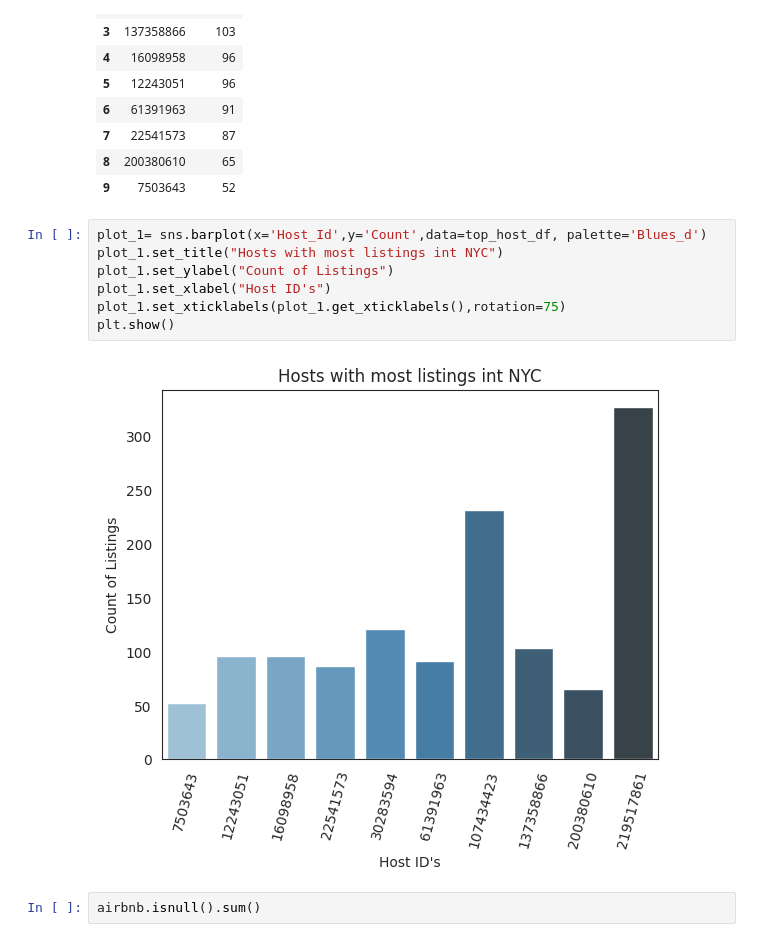
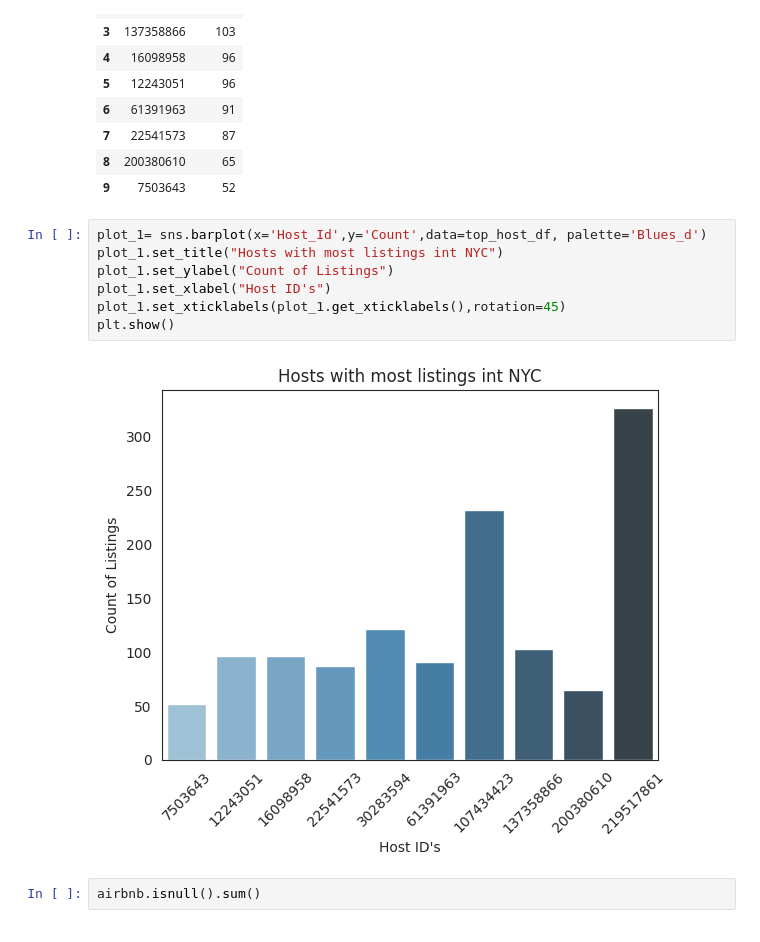
Before and after one commit to aman-singanamala/EDA-s, a Jupyter notebook: New-York-City-Airbnb-Open-Data/analysis.ipynb, the cells around one changed output. Cells and saved outputs as stored; diff of their text form.

```diff
--- a/New-York-City-Airbnb-Open-Data/analysis.ipynb
+++ b/New-York-City-Airbnb-Open-Data/analysis.ipynb
@@ -141,12 +141,12 @@ top_host_df
 # %%
 plot_1= sns.barplot(x='Host_Id',y='Count',data=top_host_df, palette='Blues_d')
 plot_1.set_title("Hosts with most listings int NYC")
 plot_1.set_ylabel("Count of Listings")
 plot_1.set_xlabel("Host ID's")
-plot_1.set_xticklabels(plot_1.get_xticklabels(),rotation=75)
+plot_1.set_xticklabels(plot_1.get_xticklabels(),rotation=45)
 plt.show()
 # %% [output]
-[figure, old version]
+[figure, new version]
 # %%
 airbnb.isnull().sum()
 # %% [output]
```
